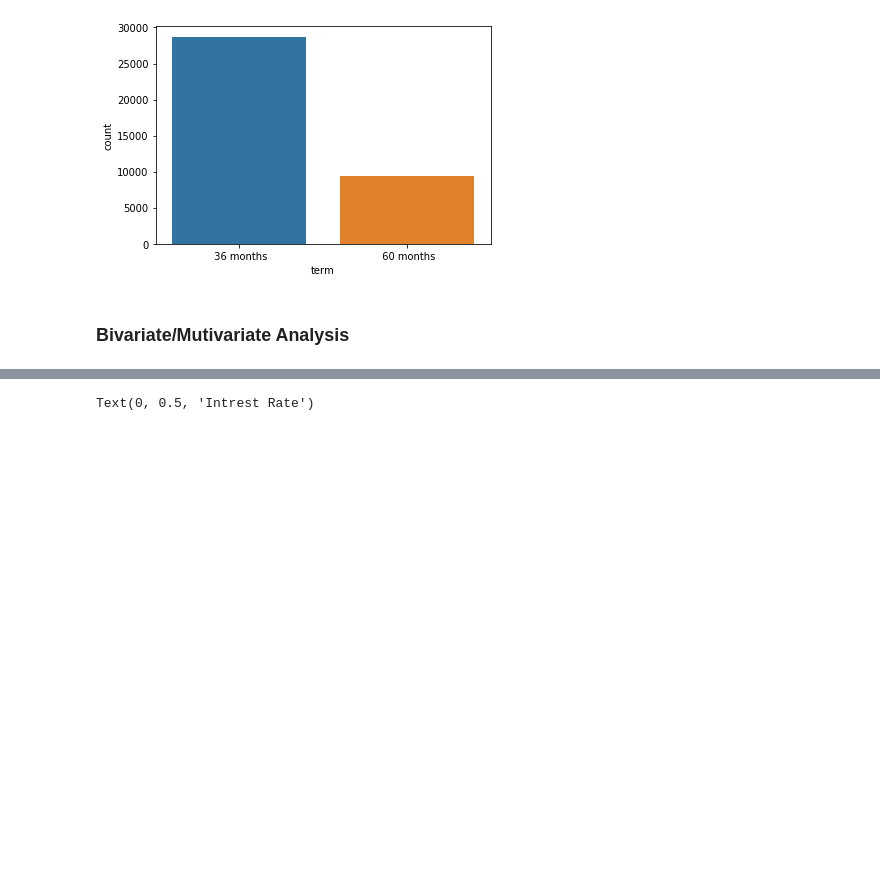
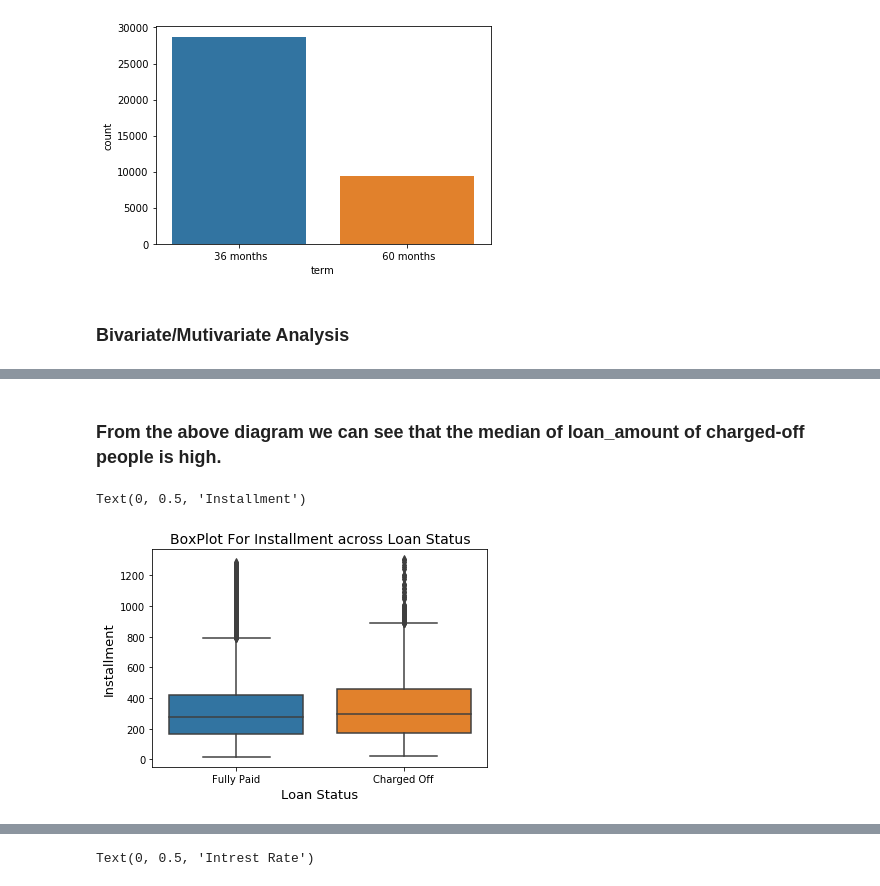
Before and after one commit to shivachandrakante/UpGrad_EDA_Assignment, a Jupyter notebook: Untitled.ipynb, the cells around one changed output, grey strips where cells are left out. Drawn from its saved outputs; the diff is of its cells as text; code cells hidden in the pictures; blank space fills up the shorter version.

```diff
--- a/Untitled.ipynb
+++ b/Untitled.ipynb
@@ -374,0 +453,11 @@ sns.countplot(x='term',data=df)
+# %% [markdown]
+### From the above diagram we can see that the median of loan_amount of charged-off people is high.
+# %%
+sns.boxplot(x=df['loan_status'],y=df['installment'])
+#plt.yscale('log')
+plt.title("BoxPlot For Installment across Loan Status", fontsize=14)
+plt.xlabel("Loan Status", fontsize=13)
+plt.ylabel("Installment", fontsize=13)
+# %% [output]
+Text(0, 0.5, 'Installment')
+[figure, added]
```
Also changed, not shown: parts of 59 cells of this notebook.
